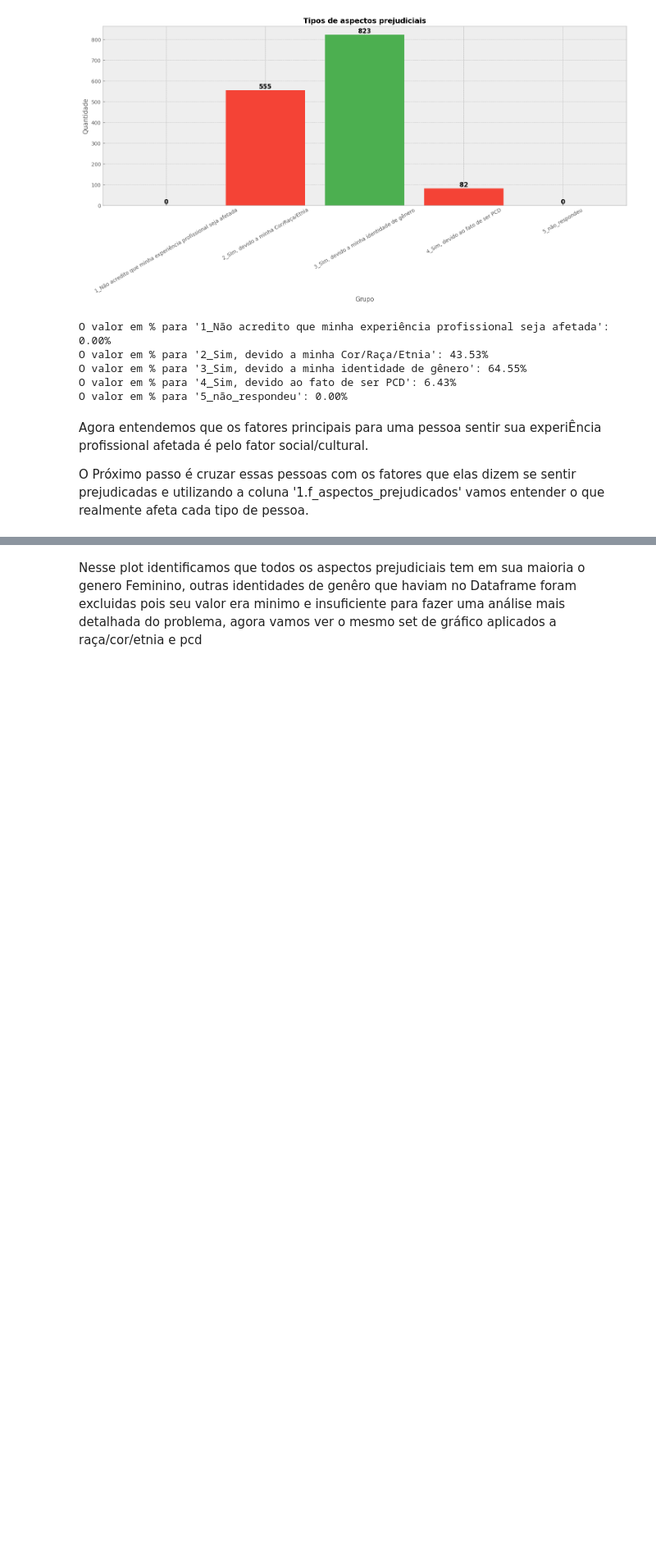
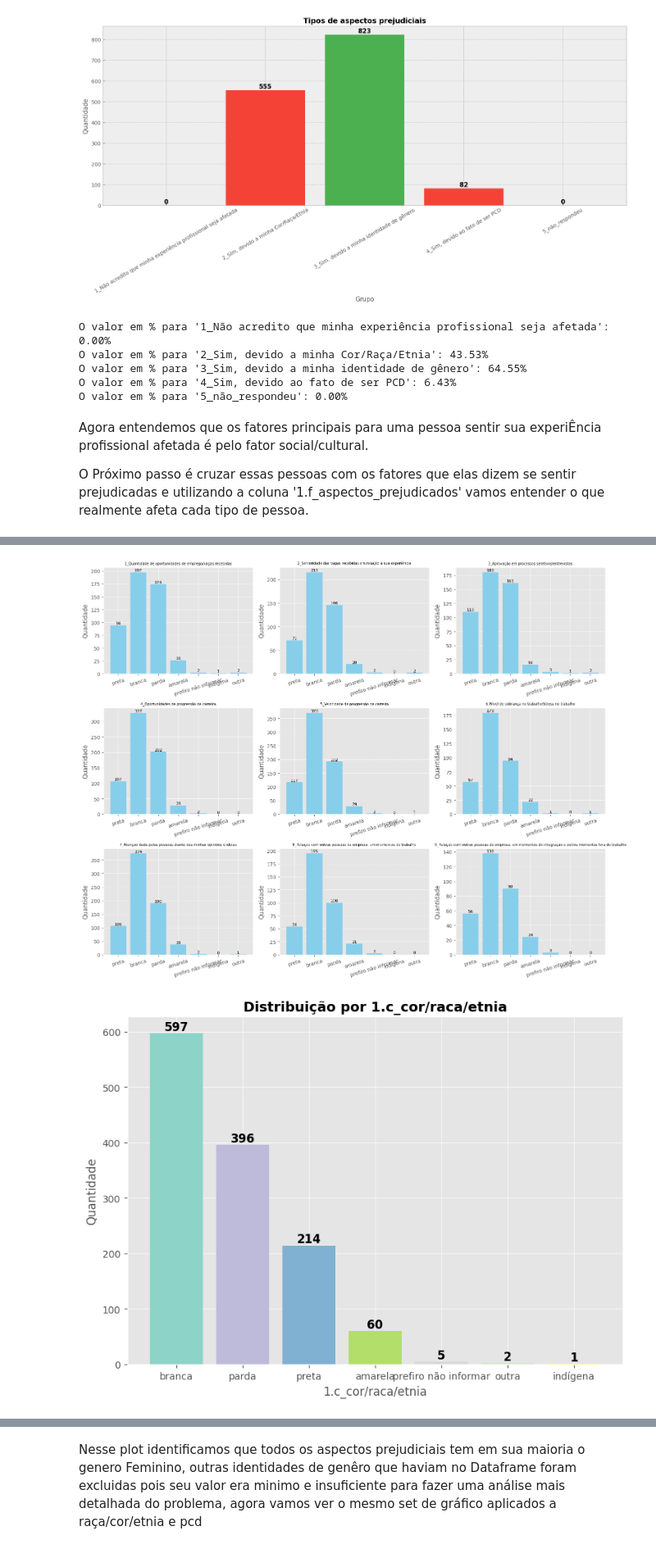
Before and after one commit to rodriguesgui/DC-Data-Glow-Up, a Jupyter notebook: src/main.ipynb, the cells around one changed output, grey strips where cells are left out. Shown at 82% size. Cells and saved outputs as stored; diff of their text form; code cells hidden in the pictures; blank space fills up the shorter version.

```diff
--- a/src/main.ipynb
+++ b/src/main.ipynb
@@ -764,0 +887,8 @@ plt.show()
+# %%
+# Vendo os gráficos por Cor/raça/ etnia
+plot_aspectos_por_categoria(df, coluna_categoria='1.c_cor/raca/etnia')
+plot_distribuicao_por_categoria(df, coluna_categoria='1.c_cor/raca/etnia')
+aspectos_numeros(df, coluna_categoria='1.c_cor/raca/etnia')
+# %% [output]
+[figure, added]
+[figure, added]
```
Also changed, not shown: parts of 20 cells of this notebook.
